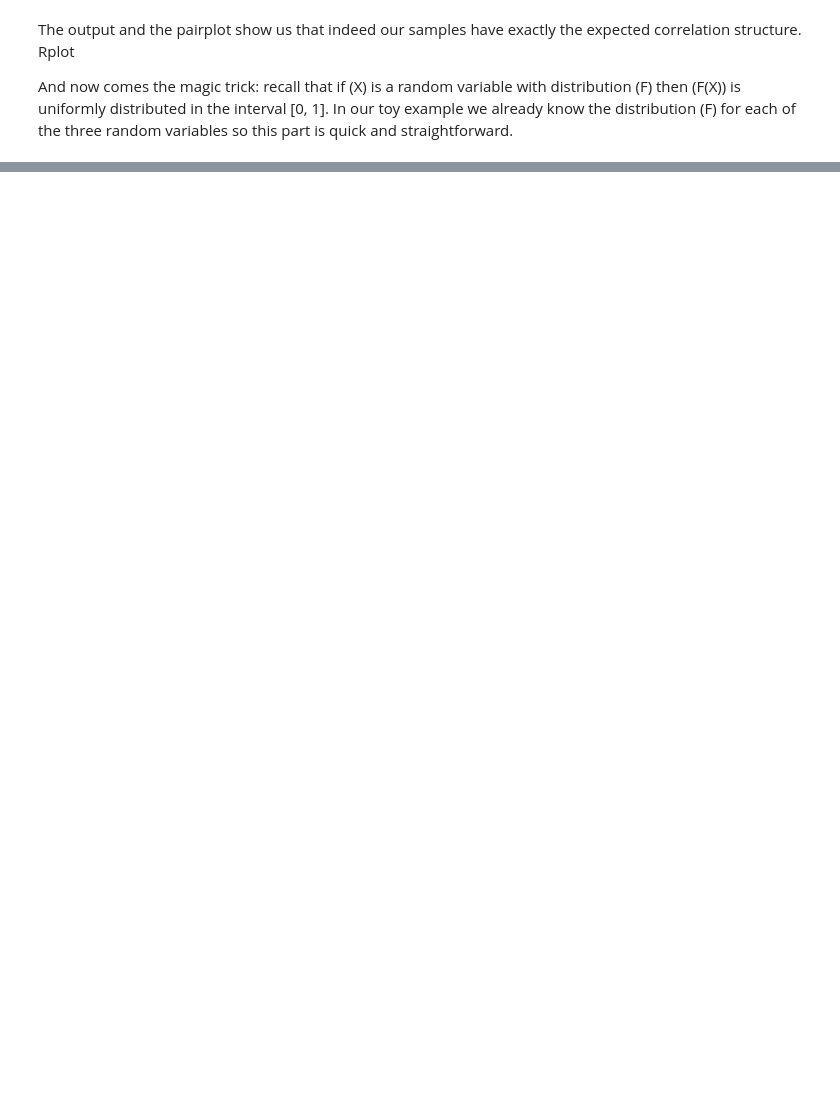
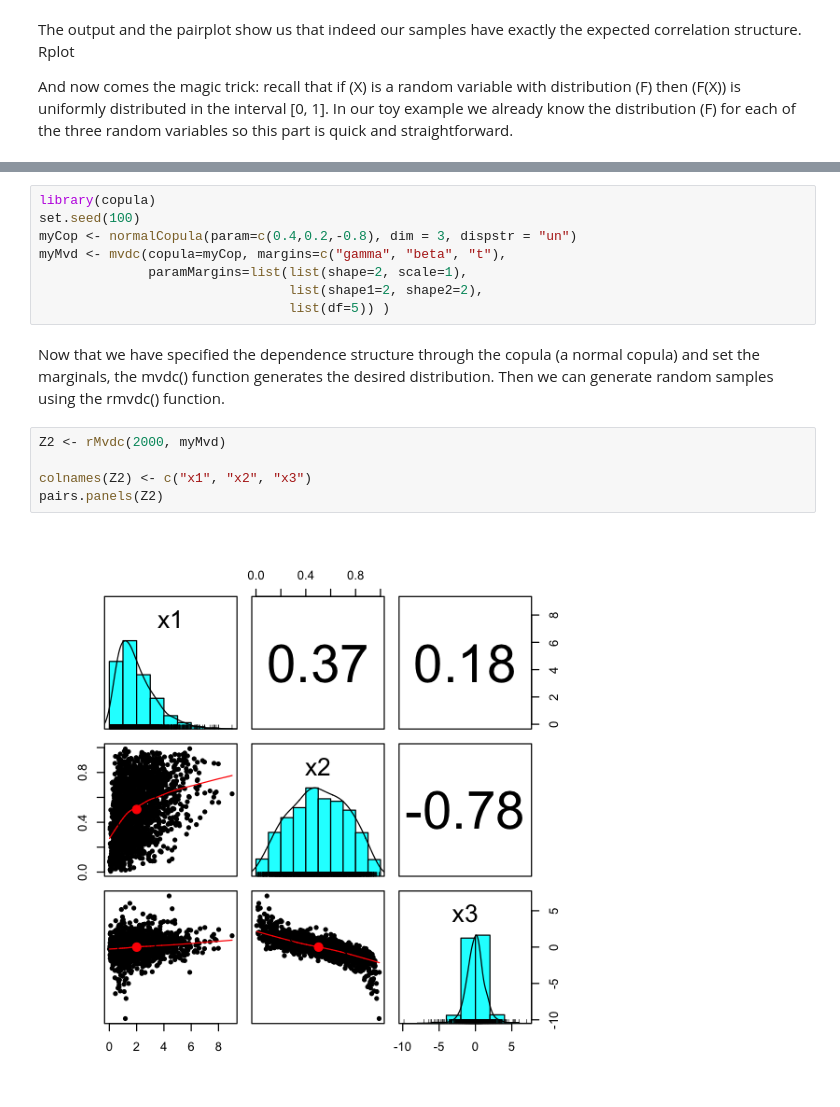
Before and after one commit to polyhedron-gdl/copula-methods-in-finance, a Jupyter notebook: notebooks/copula_notes.ipynb, the cells around one changed output, grey strips where cells are left out. Cells and saved outputs as stored; diff of their text form; blank space fills up the shorter version.

```diff
--- a/notebooks/copula_notes.ipynb
+++ b/notebooks/copula_notes.ipynb
@@ -49,0 +73,17 @@ Here is the pairplot of our new random variables contained in u. Note that each
+# %%
+library(copula)
+set.seed(100)
+myCop <- normalCopula(param=c(0.4,0.2,-0.8), dim = 3, dispstr = "un")
+myMvd <- mvdc(copula=myCop, margins=c("gamma", "beta", "t"),
+              paramMargins=list(list(shape=2, scale=1),
+                                list(shape1=2, shape2=2),
+                                list(df=5)) )
+# %% [markdown]
+Now that we have specified the dependence structure through the copula (a normal copula) and set the marginals, the mvdc() function generates the desired distribution. Then we can generate random samples using the rmvdc() function.
+# %%
+Z2 <- rMvdc(2000, myMvd)
+
+colnames(Z2) <- c("x1", "x2", "x3")
+pairs.panels(Z2)
+# %% [output]
+[figure, added]
```
Also changed, not shown: parts of 41 cells of this notebook, 2 other files.
